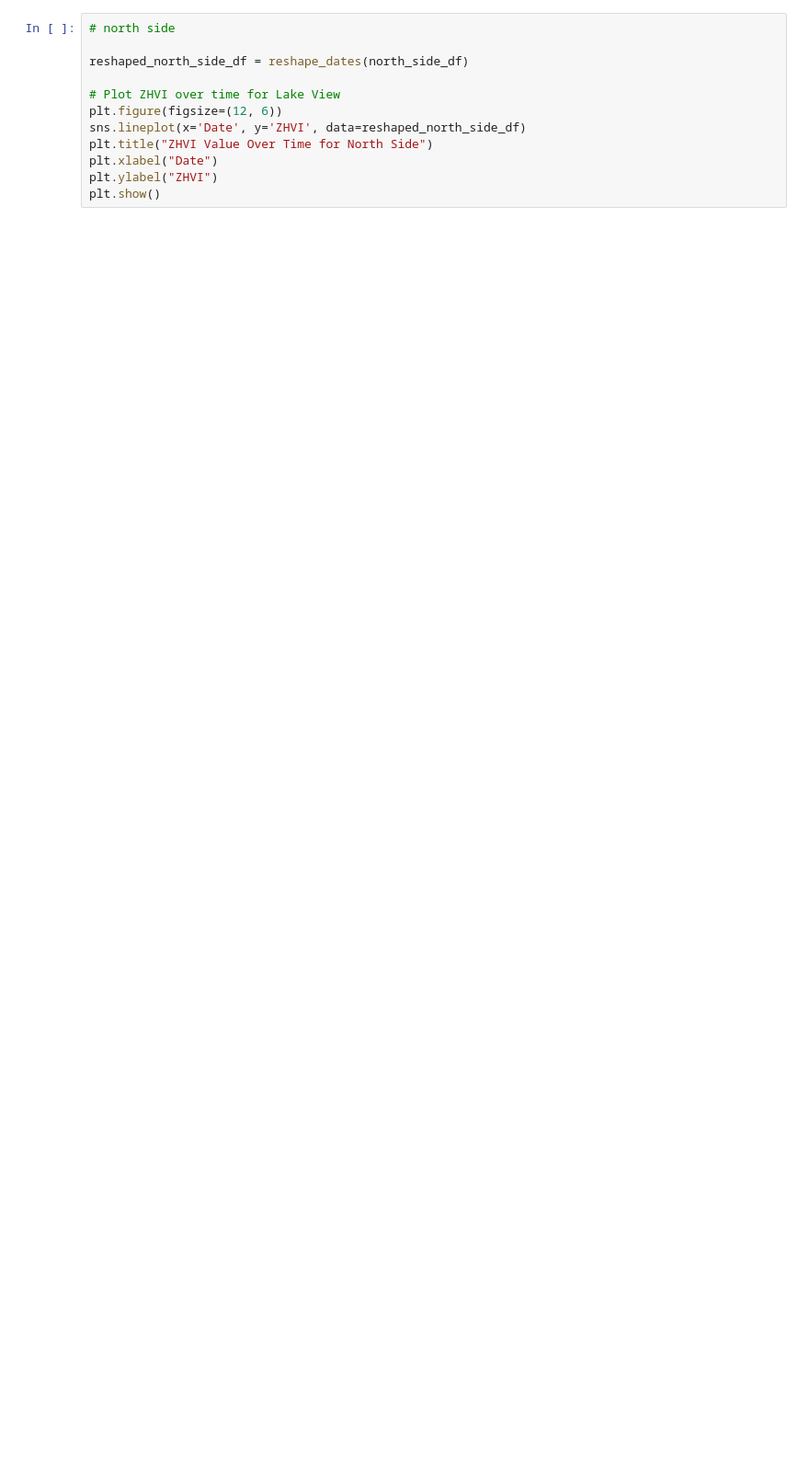
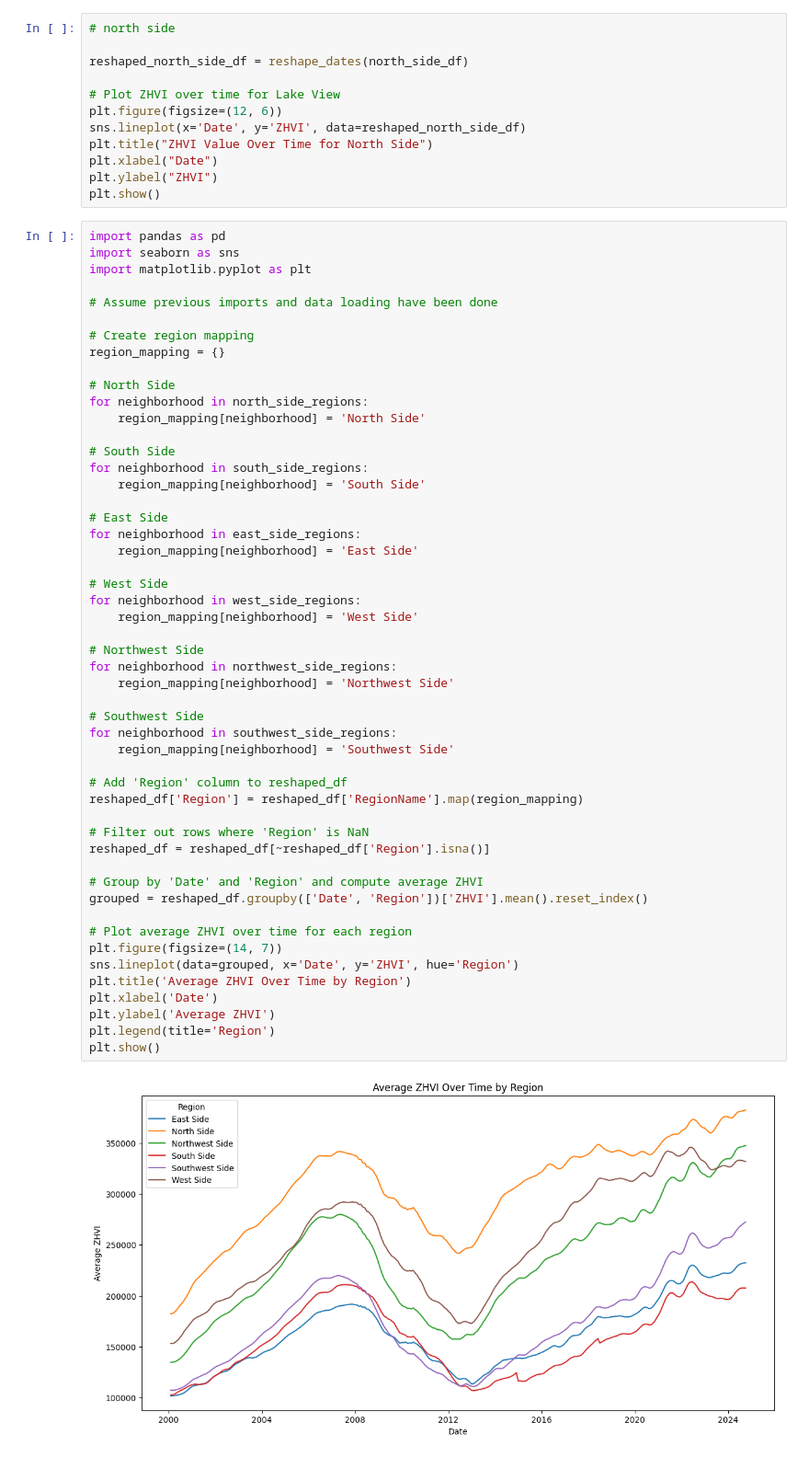
Before and after one commit to umar-dim/Scientific-data-analysis, a Jupyter notebook: Zillow/Zillow.ipynb, the cells around one changed output. Shown at 92% size. Saved outputs shown, nothing was run; the diff lists cells and outputs as text; blank space fills up the shorter version.

Commit message:
average zhvi overtime by region

```diff
--- a/Zillow/Zillow.ipynb
+++ b/Zillow/Zillow.ipynb
@@ -150,3 +150,56 @@ plt.title("ZHVI Value Over Time for North Side")
 plt.xlabel("Date")
 plt.ylabel("ZHVI")
 plt.show()
+# %%
+import pandas as pd
+import seaborn as sns
+import matplotlib.pyplot as plt
+
+# Assume previous imports and data loading have been done
+
+# Create region mapping
+region_mapping = {}
+
+# North Side
+for neighborhood in north_side_regions:
+    region_mapping[neighborhood] = 'North Side'
+
+# South Side
+for neighborhood in south_side_regions:
+    region_mapping[neighborhood] = 'South Side'
+
+# East Side
+for neighborhood in east_side_regions:
+    region_mapping[neighborhood] = 'East Side'
+
+# West Side
+for neighborhood in west_side_regions:
+    region_mapping[neighborhood] = 'West Side'
+
+# Northwest Side
+for neighborhood in northwest_side_regions:
+    region_mapping[neighborhood] = 'Northwest Side'
+
+# Southwest Side
+for neighborhood in southwest_side_regions:
+    region_mapping[neighborhood] = 'Southwest Side'
+
+# Add 'Region' column to reshaped_df
+reshaped_df['Region'] = reshaped_df['RegionName'].map(region_mapping)
+
+# Filter out rows where 'Region' is NaN
+reshaped_df = reshaped_df[~reshaped_df['Region'].isna()]
+
+# Group by 'Date' and 'Region' and compute average ZHVI
+grouped = reshaped_df.groupby(['Date', 'Region'])['ZHVI'].mean().reset_index()
+
+# Plot average ZHVI over time for each region
+plt.figure(figsize=(14, 7))
+sns.lineplot(data=grouped, x='Date', y='ZHVI', hue='Region')
+plt.title('Average ZHVI Over Time by Region')
+plt.xlabel('Date')
+plt.ylabel('Average ZHVI')
+plt.legend(title='Region')
+plt.show()
+# %% [output]
+[figure, added]
```
